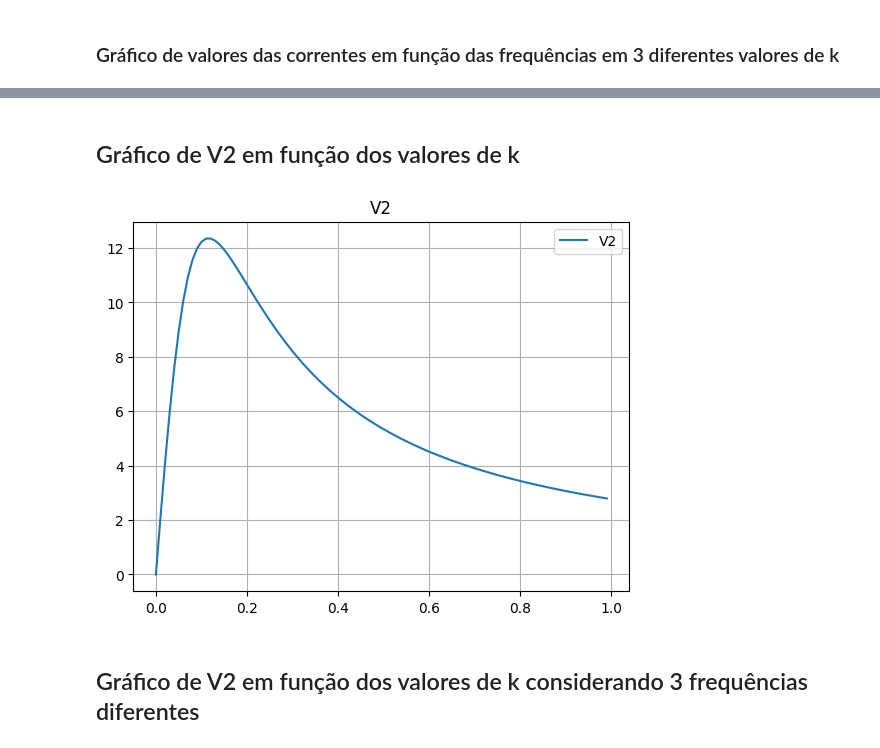
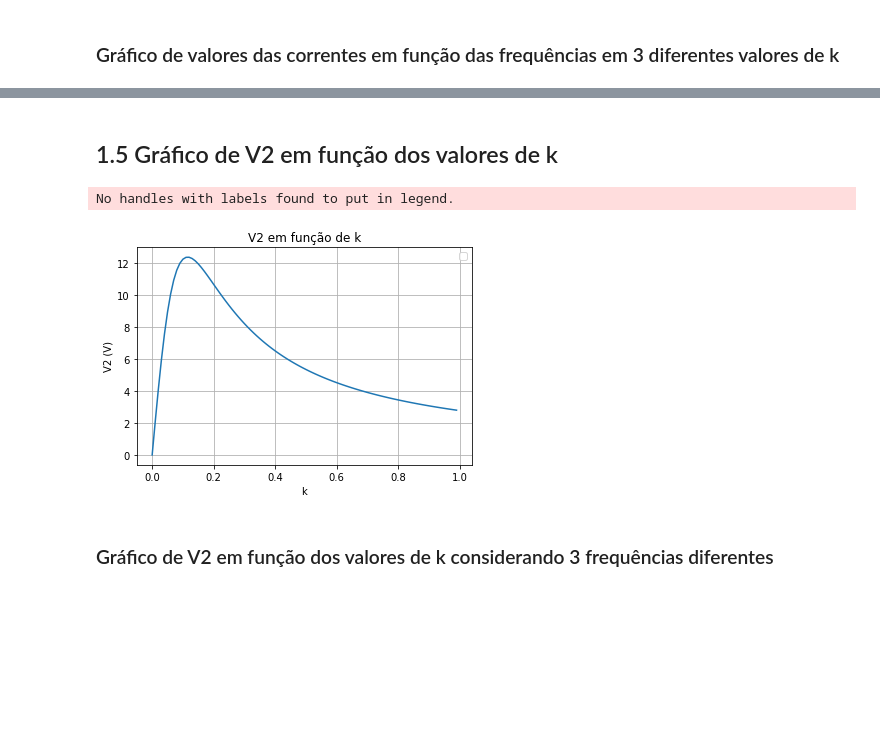
Before and after one commit to Aranh4/ProjetoEletroMag, a Jupyter notebook: PROJETO ELETROMAG.ipynb, the cells around one changed output, grey strips where cells are left out. Cells and saved outputs as stored; diff of their text form; code cells hidden in the pictures; blank space fills up the shorter version.

Commit message:
legenda dos graficos e markdown

```diff
--- a/PROJETO ELETROMAG.ipynb
+++ b/PROJETO ELETROMAG.ipynb
@@ -246,5 +249,5 @@ plt.show()
 # %% [markdown]
-## Gráfico de V2 em função dos valores de k
+## 1.5 Gráfico de V2 em função dos valores de k
 # %%
 # implemente seu código aqui
 wideal = 1/(sqrt(l1*c1))
@@ -278,15 +281,18 @@ for k in kArray:
     ic = v2/rc
     v2check = ic*rc
 # %%
-plt.plot(kArray, v2Array, label='V2')
-plt.title('V2')
+plt.plot(kArray, v2Array)
+plt.title('V2 em função de k')
+plt.xlabel('k')
+plt.ylabel('V2 (V)')
 plt.grid()
 plt.legend()
 plt.show()
 # %% [output]
+No handles with labels found to put in legend.
-[figure, old version]
+[figure, new version]
 # %% [markdown]
-## Gráfico de V2 em função dos valores de k considerando 3 frequências diferentes
+### Gráfico de V2 em função dos valores de k considerando 3 frequências diferentes
 # %%
 wideal = 1/(sqrt(l1*c1))
 
```
Also changed, not shown: parts of 8 cells of this notebook.
